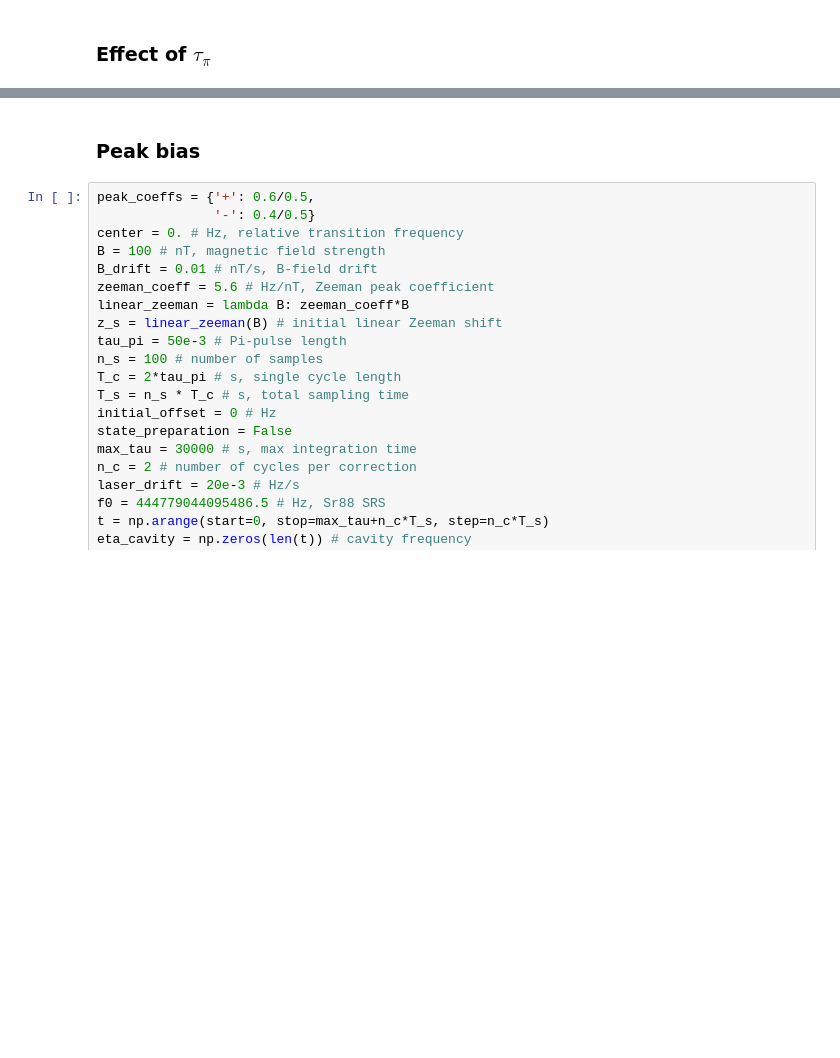
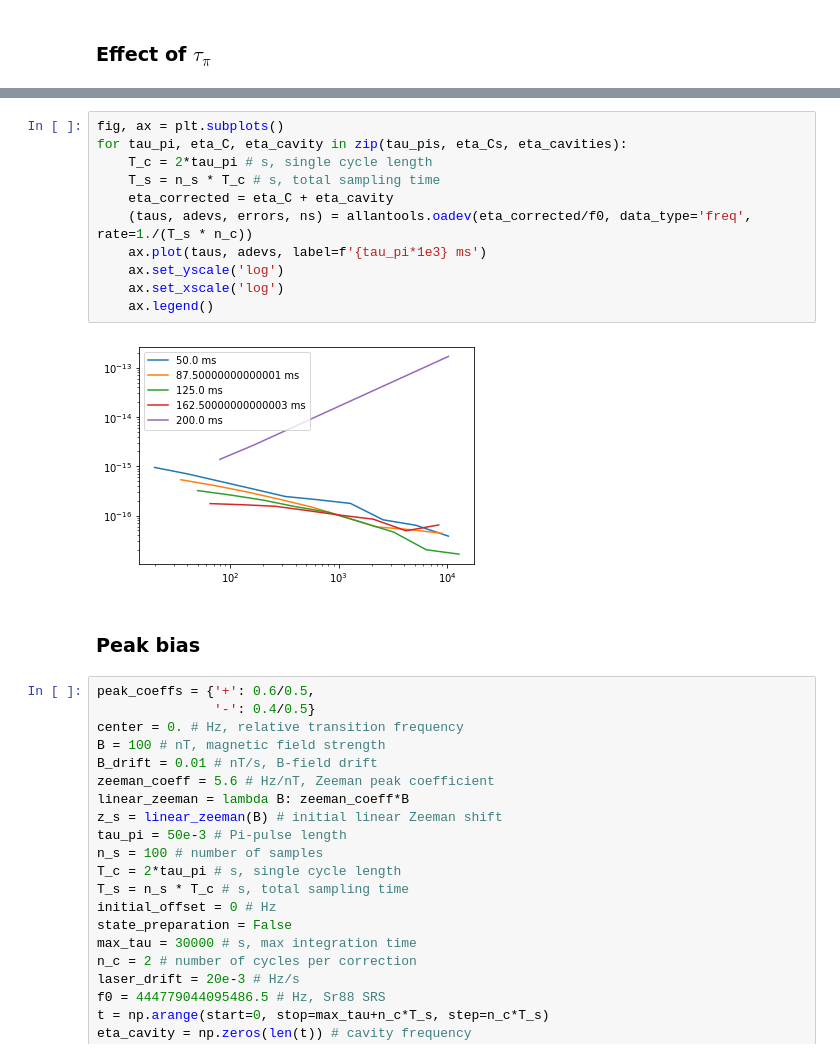
Before and after one commit to speug/srservosim, a Jupyter notebook: notebooks/bichromatic.ipynb, the cells around one changed output, grey strips where cells are left out. Drawn from its saved outputs; the diff is of its cells as text; blank space fills up the shorter version.

```diff
--- a/notebooks/bichromatic.ipynb
+++ b/notebooks/bichromatic.ipynb
@@ -518,3 +368,16 @@ for t, eta_cavity, eta_C, eta_B, B_field, tau_pi in zip(ts, eta_cavities, eta_Cs
+# %%
+fig, ax = plt.subplots()
+for tau_pi, eta_C, eta_cavity in zip(tau_pis, eta_Cs, eta_cavities):
+    T_c = 2*tau_pi # s, single cycle length
+    T_s = n_s * T_c # s, total sampling time
+    eta_corrected = eta_C + eta_cavity
+    (taus, adevs, errors, ns) = allantools.oadev(eta_corrected/f0, data_type='freq', rate=1./(T_s * n_c))
+    ax.plot(taus, adevs, label=f'{tau_pi*1e3} ms')
+    ax.set_yscale('log')
+    ax.set_xscale('log')
+    ax.legend()
+# %% [output]
+[figure, added]
 # %% [markdown]
 ### Peak bias
 # %%
```
Also changed, not shown: parts of 10 cells of this notebook, 1 other file.
